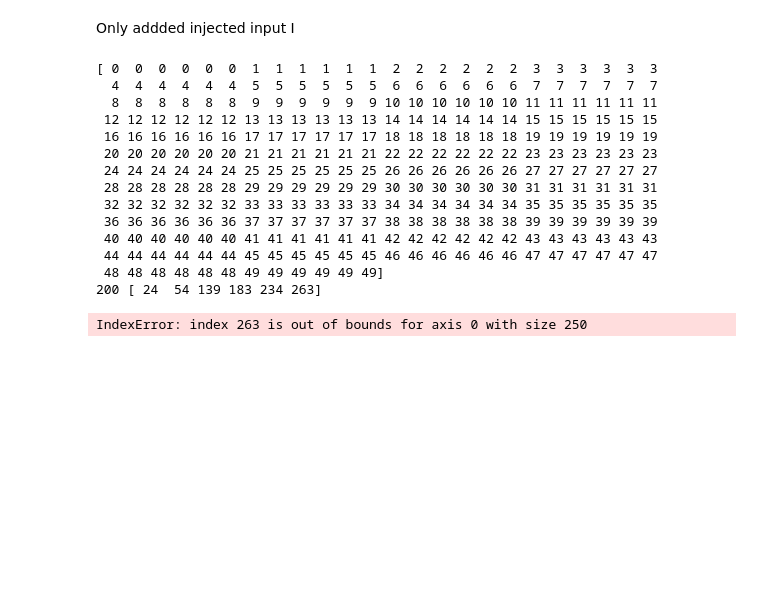
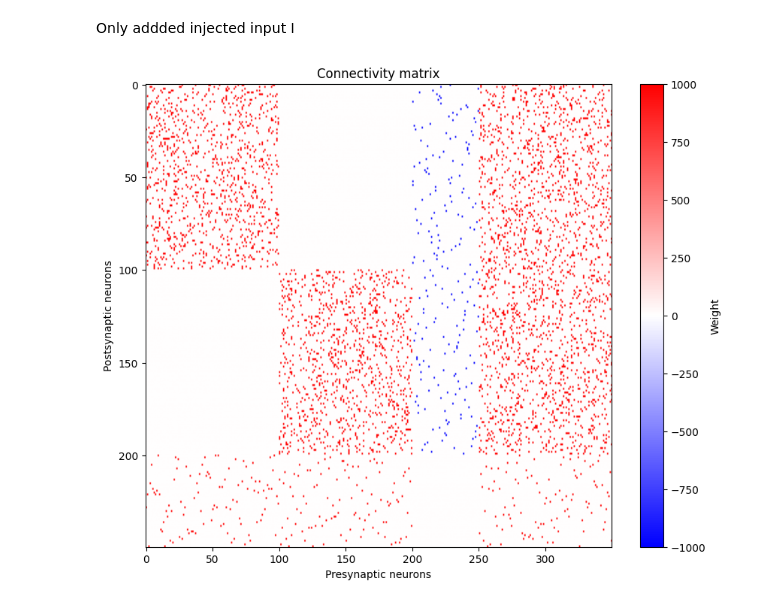
Before and after one commit to zeynoozkaya/burst_model, a Jupyter notebook: BrunelModel_Natalia_External_Input_Zeynep.ipynb, the cells around one changed output. Saved outputs shown, nothing was run; the diff lists cells and outputs as text; code cells hidden in the pictures; blank space fills up the shorter version.

```diff
--- a/BrunelModel_Natalia_External_Input_Zeynep.ipynb
+++ b/BrunelModel_Natalia_External_Input_Zeynep.ipynb
@@ -302,27 +288,13 @@ class ConnectedClusters(BrunelModelA):
 # %%
 model2 = ConnectedClusters(
     N1=100, N2=100, Next=100,
-    g=5, J=1000, Ce=10, D=2e-3, vthr_ratio=2, I1=1000, I1_start=0, I1_end=0,
+    g=5, Je=1000, Ji=-1000, Ce=10, D=2e-3, vthr_ratio=2, I1=1000, I1_start=0, I1_end=0,
     I2=0, I2_start=0, I2_end=0)
 
 model2.compute_activity(T = 1, dt = 1e-3)
 model2.plot_W()
 # %% [output]
-[ 0  0  0  0  0  0  1  1  1  1  1  1  2  2  2  2  2  2  3  3  3  3  3  3
-  4  4  4  4  4  4  5  5  5  5  5  5  6  6  6  6  6  6  7  7  7  7  7  7
-  8  8  8  8  8  8  9  9  9  9  9  9 10 10 10 10 10 10 11 11 11 11 11 11
- 12 12 12 12 12 12 13 13 13 13 13 13 14 14 14 14 14 14 15 15 15 15 15 15
- 16 16 16 16 16 16 17 17 17 17 17 17 18 18 18 18 18 18 19 19 19 19 19 19
- 20 20 20 20 20 20 21 21 21 21 21 21 22 22 22 22 22 22 23 23 23 23 23 23
- 24 24 24 24 24 24 25 25 25 25 25 25 26 26 26 26 26 26 27 27 27 27 27 27
- 28 28 28 28 28 28 29 29 29 29 29 29 30 30 30 30 30 30 31 31 31 31 31 31
- 32 32 32 32 32 32 33 33 33 33 33 33 34 34 34 34 34 34 35 35 35 35 35 35
- 36 36 36 36 36 36 37 37 37 37 37 37 38 38 38 38 38 38 39 39 39 39 39 39
- 40 40 40 40 40 40 41 41 41 41 41 41 42 42 42 42 42 42 43 43 43 43 43 43
- 44 44 44 44 44 44 45 45 45 45 45 45 46 46 46 46 46 46 47 47 47 47 47 47
- 48 48 48 48 48 48 49 49 49 49 49 49]
-200 [ 24  54 139 183 234 263]
-IndexError: index 263 is out of bounds for axis 0 with size 250
+[figure, added]
 # %%
 model2.sanity_check_connections()
 # %% [output]
```
Also changed, not shown: parts of 4 cells of this notebook.
